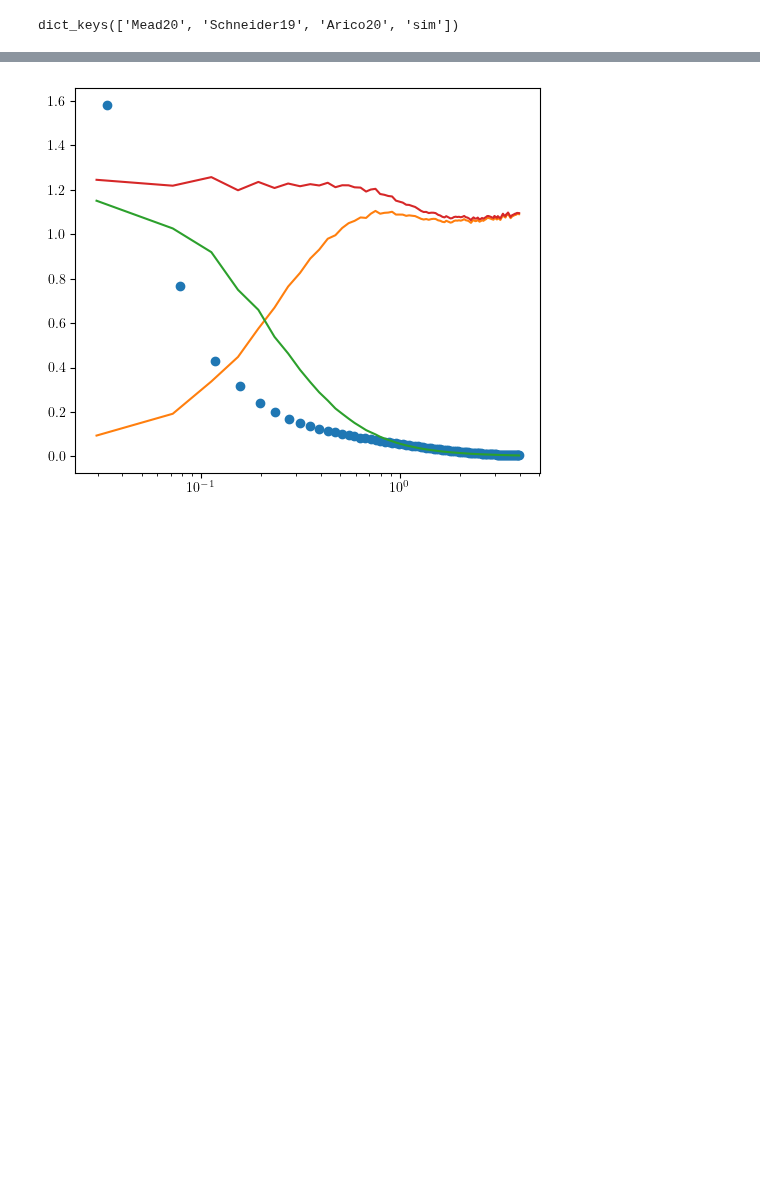
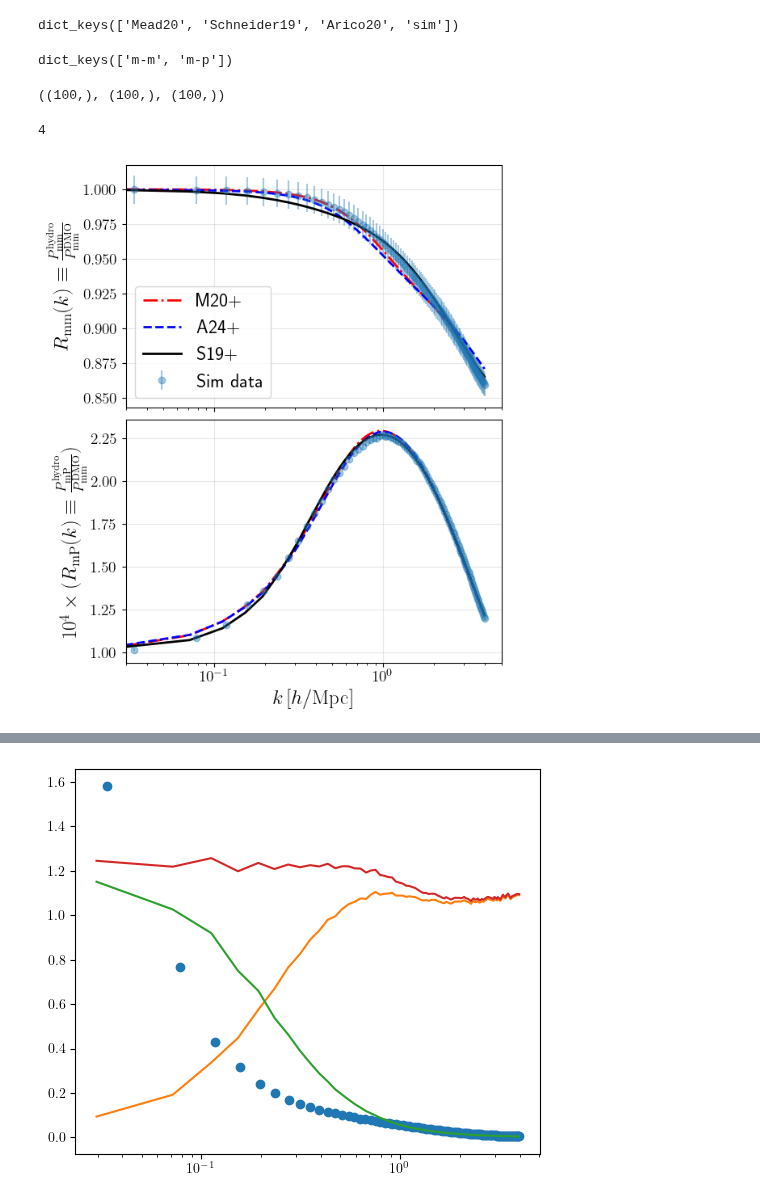
Before and after one commit to shivampcosmo/GODMAX, a Jupyter notebook: notebooks/Pge/make_pk_transition_plots.ipynb, the cells around one changed output, grey strips where cells are left out. Cells and saved outputs as stored; diff of their text form; code cells hidden in the pictures; blank space fills up the shorter version.

```diff
--- a/notebooks/Pge/make_pk_transition_plots.ipynb
+++ b/notebooks/Pge/make_pk_transition_plots.ipynb
@@ -55,3 +56,55 @@ df = joblib.load(open('Pk_data.pkl','rb'))
 print(df.keys())
 # %% [output]
 dict_keys(['Mead20', 'Schneider19', 'Arico20', 'sim'])
+# %%
+df['sim'].keys()
+# %% [output]
+dict_keys(['m-m', 'm-p'])
+# %%
+df = joblib.load(open('Pk_data_sup.pkl','rb'))
+# df['sim']['m-m'][0].shape, df['sim']['m-m'][1].shape,df['sim']['m-m'][2].shape
+df['sim']['m-p'][0].shape, df['sim']['m-p'][1].shape,df['sim']['m-p'][2].shape
+# %% [output]
+((100,), (100,), (100,))
+# %%
+len(df['Schneider19']['m-m'])
+# %% [output]
+4
+# %%
+# df['sim']
+sim_data = df['sim']
+A20 = df['Arico20']
+M20 = df['Mead20']
+S19 = df['Schneider19']
+
+fig, ax = plt.subplots(2, 1, figsize=(6,8), sharex=True)
+# set vertical space between subplots:
+fig.subplots_adjust(hspace=0.05)
+
+for jp in range(2):
+    if jp == 0:
+        key = 'm-m'
+        fac = 1
+    else:
+        key = 'm-p'
+        fac = 10000
+    ax[jp].errorbar(sim_data[key][0], fac*(sim_data[key][1]/sim_data[key][2]),yerr=0.01*fac*(sim_data[key][1]/sim_data[key][2]), ls='', marker='o', label='Sim data', alpha=0.4)
+    ax[jp].plot(M20[key][0], fac*M20[key][1], '-.', lw=2.0, label='M20+', color='r')
+    ax[jp].plot(A20[key][0], fac*A20[key][1], '--', lw=2.0,label='A24+', color='b')
+    ax[jp].plot(S19[key][0], fac*S19[key][1], '-', lw=2.0,label='S19+', color='k')
+
+
+for ji in range(2):
+    ax[ji].set_xscale('log')
+    ax[ji].set_xlim(3e-2, 5)
+    ax[ji].grid(alpha=0.3)
+    # set the ticks label sizes:
+    ax[ji].tick_params(axis='both', which='major', labelsize=14)
+    if ji == 0:
+        ax[ji].set_ylabel(r'$R_{\rm mm}(k) \equiv \frac{P^{\rm hydro}_{\rm mm}}{P^{\rm DMO}_{\rm mm}}$', fontsize=18)
+        ax[ji].legend(fontsize=17)
+    if ji == 1:
+        ax[ji].set_xlabel(r'$k \, [h/\mathrm{Mpc}]$', fontsize=18)
+        ax[ji].set_ylabel(r'$10^4 \times (R_{\rm mP}(k) \equiv \frac{P^{\rm hydro}_{\rm mP}}{P^{\rm DMO}_{\rm mm}})$', fontsize=18)
+# %% [output]
+[figure, added]
```
Also changed, not shown: parts of 6 cells of this notebook, 15 other files.
